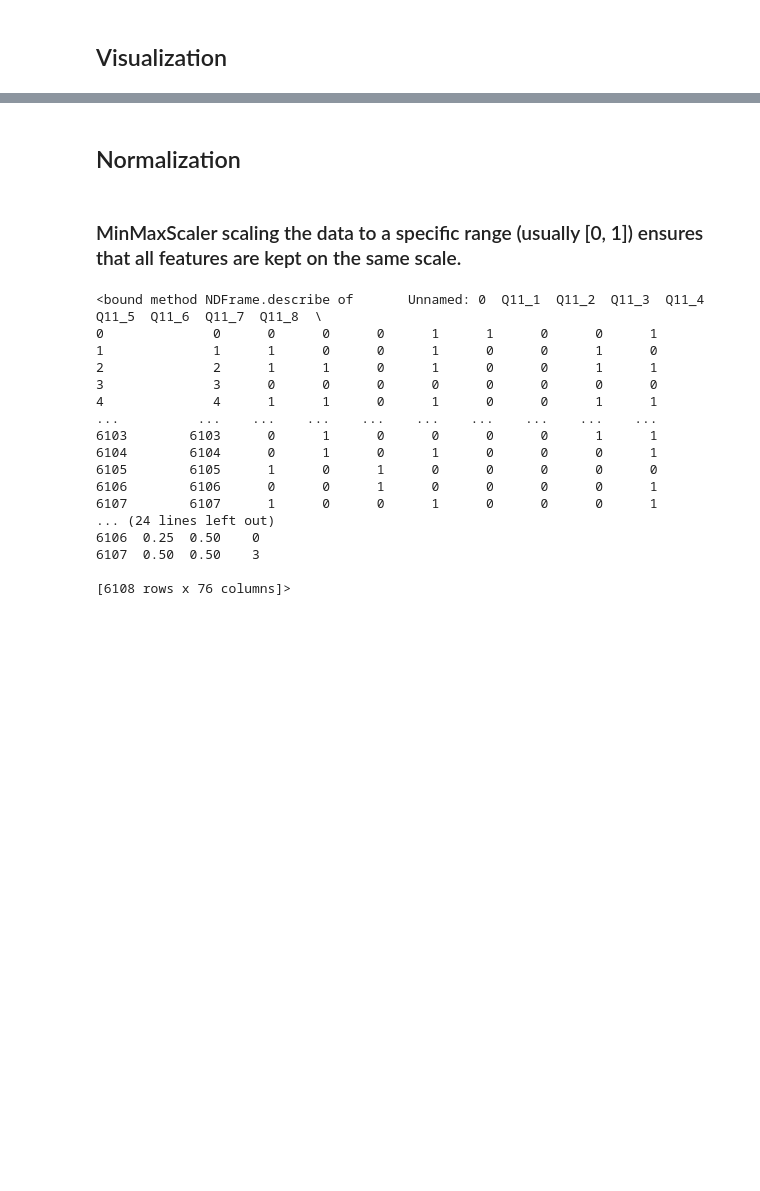
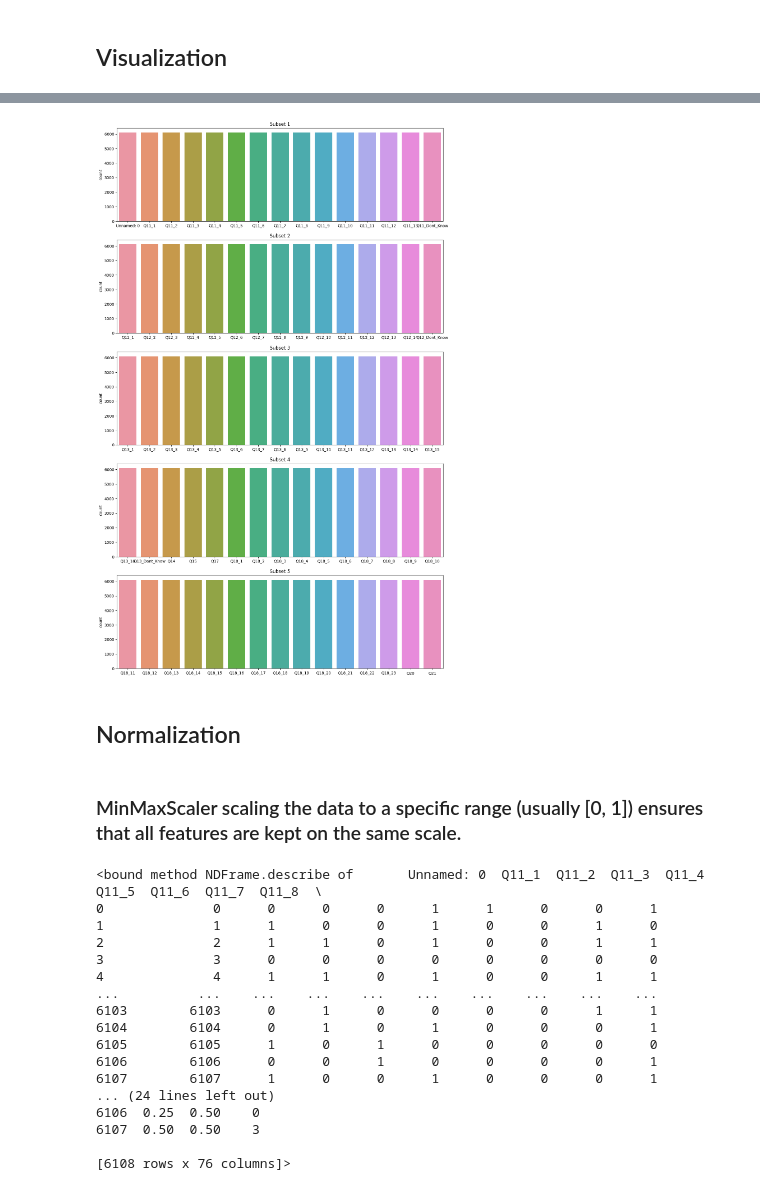
Before and after one commit to SeyitKoyuncu/CENG464-DataMining, a Jupyter notebook: CENG464_DataMiningProject_v1.ipynb, the cells around one changed output, grey strips where cells are left out. Cells and saved outputs as stored; diff of their text form; code cells hidden in the pictures; blank space fills up the shorter version.

```diff
--- a/CENG464_DataMiningProject_v1.ipynb
+++ b/CENG464_DataMiningProject_v1.ipynb
@@ -406,3 +406,26 @@ for i in range(1,3):
+# %%
+
+import numpy as np
+import matplotlib.pyplot as plt
+import seaborn as sns
+
+def VisualizeSubset(dataframe, step):
+    feature_names = dataframe.columns
+    num_subsets = len(feature_names) // step
+
+    fig, axes = plt.subplots(num_subsets, 1, figsize=(step, num_subsets * num_subsets))
+
+
+    for i in range(num_subsets):
+        selected_features = feature_names[i * step: (i + 1) * step]
+        sns.countplot(data=dataframe[selected_features], ax=axes[i])
+        axes[i].set_title(f'Subset {i + 1}')
+
+    plt.show()
+# %%
+VisualizeSubset(questionToMode_df,15)
+# %% [output]
+[figure, added]
 # %% [markdown]
 ## Normalization
 # %% [markdown]
```
Also changed, not shown: parts of 16 cells of this notebook.
